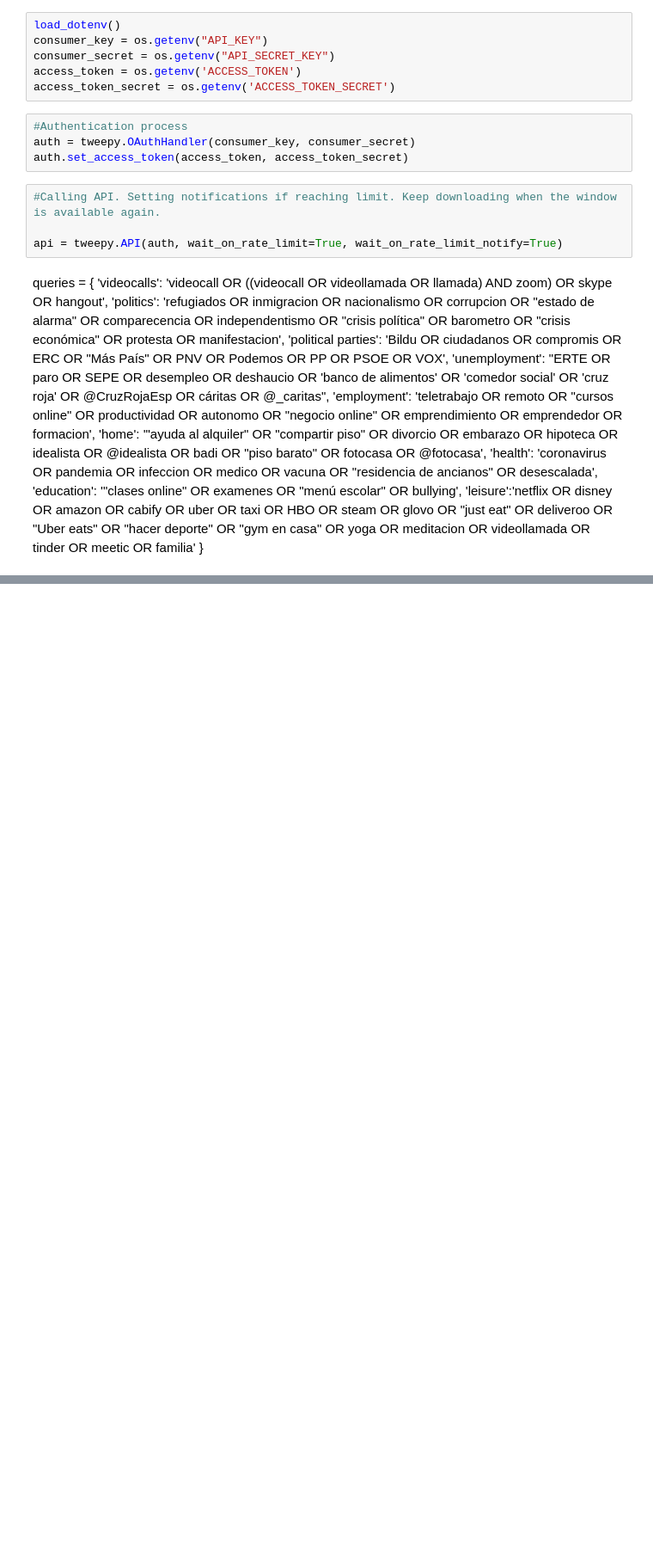
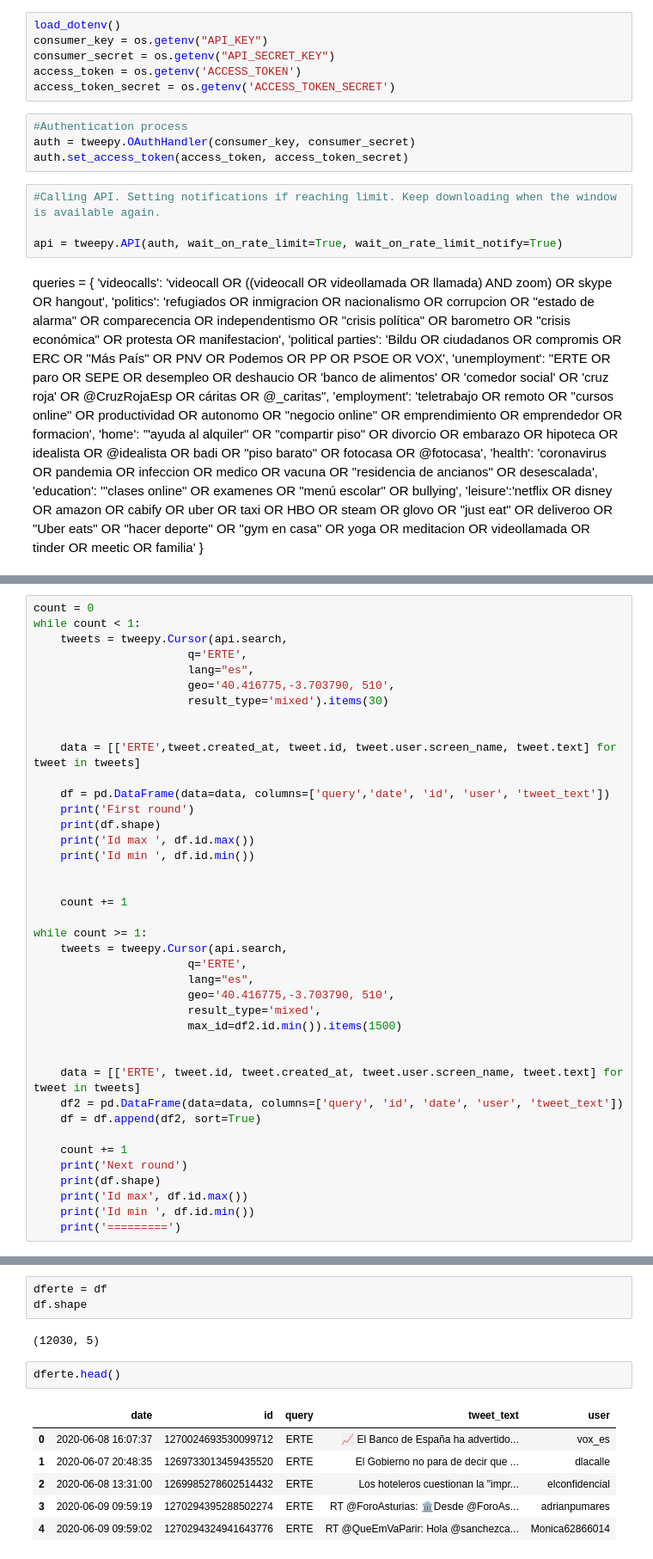
Before and after one commit to patricrp/automated_etl_google_cloud-social_dashboard, a Jupyter notebook: Twitter/Twitter API request.ipynb, the cells around one changed output, grey strips where cells are left out. Shown at 86% size. Saved outputs shown, nothing was run; the diff lists cells and outputs as text; blank space fills up the shorter version.

```diff
--- a/Twitter/Twitter API request.ipynb
+++ b/Twitter/Twitter API request.ipynb
@@ -157,0 +143,40 @@ df_final
+# %%
+count = 0
+while count < 1:
+    tweets = tweepy.Cursor(api.search,
+                       q='ERTE',
+                       lang="es",
+                       geo='40.416775,-3.703790, 510',
+                       result_type='mixed').items(30)
+
+
+    data = [['ERTE',tweet.created_at, tweet.id, tweet.user.screen_name, tweet.text] for tweet in tweets]
+
+    df = pd.DataFrame(data=data, columns=['query','date', 'id', 'user', 'tweet_text'])
+    print('First round')
+    print(df.shape)
+    print('Id max ', df.id.max())
+    print('Id min ', df.id.min())
+
+
+    count += 1
+
+while count >= 1:
+    tweets = tweepy.Cursor(api.search,
+                       q='ERTE',
+                       lang="es",
+                       geo='40.416775,-3.703790, 510',
+                       result_type='mixed',
+                       max_id=df2.id.min()).items(1500)
+
+
+    data = [['ERTE', tweet.id, tweet.created_at, tweet.user.screen_name, tweet.text] for tweet in tweets]
+    df2 = pd.DataFrame(data=data, columns=['query', 'id', 'date', 'user', 'tweet_text'])
+    df = df.append(df2, sort=True)
+
+    count += 1
+    print('Next round')
+    print(df.shape)
+    print('Id max', df.id.max())
+    print('Id min ', df.id.min())
+    print('=========')
@@ -157,0 +235,14 @@ df_final
+# %%
+dferte = df
+df.shape
+# %% [output]
+(12030, 5)
+# %%
+dferte.head()
+# %% [output]
+|  | date | id | query | tweet_text | user |
+| 0 | 2020-06-08 16:07:37 | 1270024693530099712 | ERTE | 📈 El Banco de España ha advertido... | vox_es |
+| 1 | 2020-06-07 20:48:35 | 1269733013459435520 | ERTE | El Gobierno no para de decir que ... | dlacalle |
+| 2 | 2020-06-08 13:31:00 | 1269985278602514432 | ERTE | Los hoteleros cuestionan la "impr... | elconfidencial |
+| 3 | 2020-06-09 09:59:19 | 1270294395288502274 | ERTE | RT @ForoAsturias: 🏛️Desde @ForoAs... | adrianpumares |
+| 4 | 2020-06-09 09:59:02 | 1270294324941643776 | ERTE | RT @QueEmVaParir: Hola @sanchezca... | Monica62866014 |
```
Also changed, not shown: parts of 29 cells of this notebook, 3 other files.
